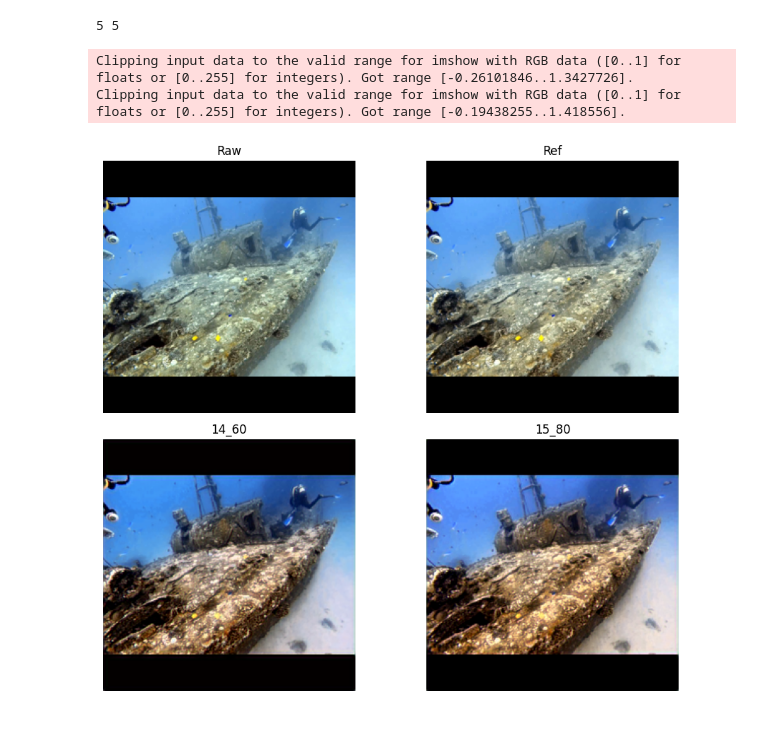
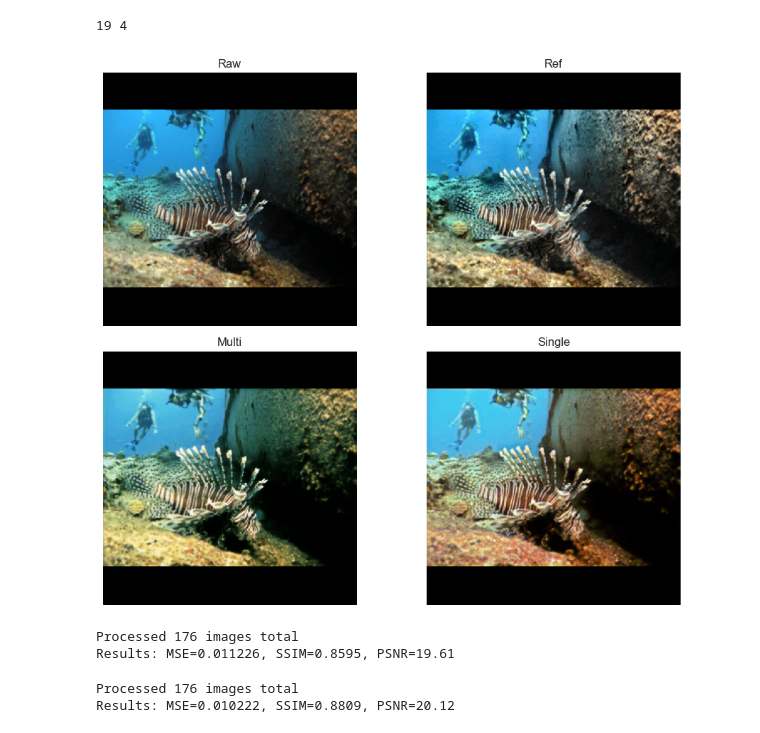
Before and after one commit to Pranav070904/DIVE-GAN, a Jupyter notebook: train_piplene.ipynb, the cells around one changed output. Saved outputs shown, nothing was run; the diff lists cells and outputs as text; code cells hidden in the pictures.

Commit message:
Added single and multi layer percept loss, modified training loop and included eval metrics

```diff
--- a/train_piplene.ipynb
+++ b/train_piplene.ipynb
@@ -432,32 +376,31 @@ Epoch 15 - Gen Loss: 0.9413, Disc Loss: 1.8946
 # %%
 import random
 j = random.randint(0,21)
 
 raw,ref = dl.get_item(j,train=False)
 combined,raw_s,ref_s,pair1,pair2,pair3 = prep(raw,ref)
 
 i = random.randint(0,7)
 
 
 new_gen_12 = Generator().to(device)
 new_gen_other = Generator().to(device)
-new_gen_12.load_state_dict(torch.load(r"Models_to_keep\Generator\gen_epoch14_batch60.pth",map_location=device))
-new_gen_other.load_state_dict(torch.load(r"Models_to_keep\Generator\gen_epoch15_batch80.pth",map_location=device))
+new_gen_12.load_state_dict(torch.load(r"Models_to_keep\Generator\gen_epoch20_batch60.pth",map_location=device))
+new_gen_other.load_state_dict(torch.load(r"Models_to_keep\Generator\gen_epoch20_batch40_single.pth",map_location=device))
 new_gen_12.eval()
 new_gen_other.eval()
 c = combined[i].unsqueeze(0)
 p1 = pair1[i].unsqueeze(0)
 p2 = pair2[i].unsqueeze(0)
 p3 =  pair3[i].unsqueeze(0)
 output_12 = new_gen_12(c,p1,p2,p3).squeeze(0)
 output_other = new_gen_other(c,p1,p2,p3).squeeze(0)
 
 
+
 print(j,i)
 
-show_4_images([raw_s[i].cpu(),ref_s[i].cpu(),output_12.cpu(),output_other.cpu()],["Raw","Ref","14_60","15_80"])
+show_4_images([raw_s[i].cpu(),ref_s[i].cpu(),output_12.cpu(),output_other.cpu()],["Raw","Ref","Multi","Single"])
 # %% [output]
-5 5
+19 4
-Clipping input data to the valid range for imshow with RGB data ([0..1] for floats or [0..255] for integers). Got range [-0.26101846..1.3427726].
-Clipping input data to the valid range for imshow with RGB data ([0..1] for floats or [0..255] for integers). Got range [-0.19438255..1.418556].
-[figure, old version]
+[figure, new version]
@@ -463,0 +456,8 @@ Clipping input data to the valid range for imshow with RGB data ([0..1] for floa
+# %%
+res = evaluate_model(new_gen_other,device)
+res2 = evaluate_model(new_gen_12,device)
+# %% [output]
+Processed 176 images total
+Results: MSE=0.011226, SSIM=0.8595, PSNR=19.61
+Processed 176 images total
+Results: MSE=0.010222, SSIM=0.8809, PSNR=20.12
```
Also changed, not shown: parts of 17 cells of this notebook, 3 other files.
